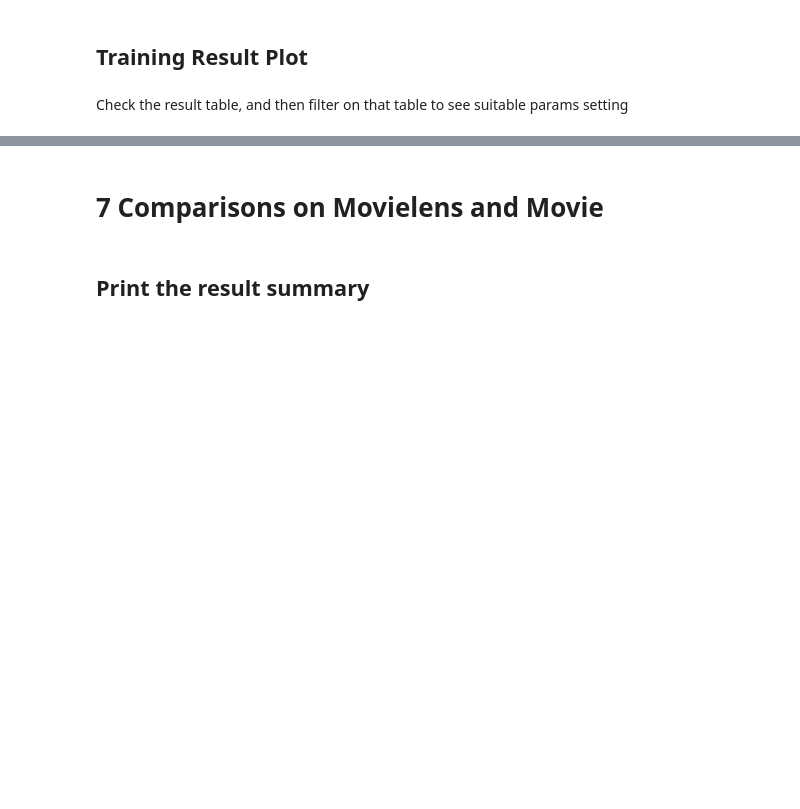
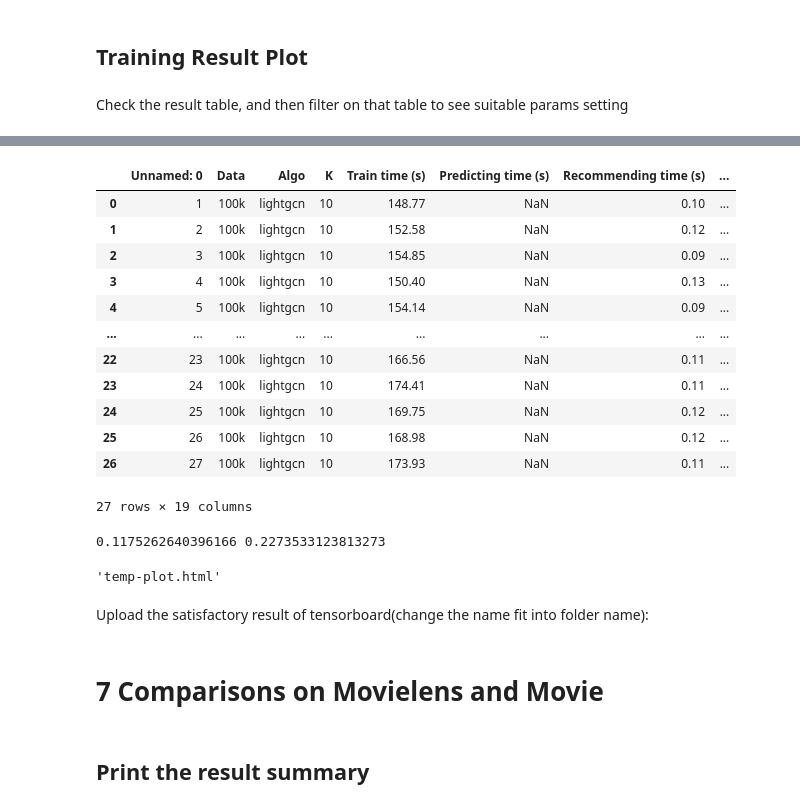
Before and after one commit to zoryzhang/4222project, a Jupyter notebook: backup_main.ipynb, the cells around one changed output, grey strips where cells are left out. Cells and saved outputs as stored; diff of their text form; code cells hidden in the pictures; blank space fills up the shorter version.

Commit message:
plotly

```diff
--- a/backup_main.ipynb
+++ b/backup_main.ipynb
@@ -967,2 +610,53 @@ with pd.option_context('display.max_rows', None):
+# %%
+for key, value in eval(df_result.at[0, "param"]).items():
+    for i in np.arange(df_result.shape[0]):
+        df_result.at[i, key] = eval(df_result.at[i, "param"])[key]
+df_result
+# %% [output]
+|  | Unnamed: 0 | Data | Algo | K | Train time (s) | Predicting time (s) | Recommending time (s) | ... |
+| 0 | 1 | 100k | lightgcn | 10 | 148.77 | NaN | 0.10 | ... |
+| 1 | 2 | 100k | lightgcn | 10 | 152.58 | NaN | 0.12 | ... |
+| 2 | 3 | 100k | lightgcn | 10 | 154.85 | NaN | 0.09 | ... |
+| 3 | 4 | 100k | lightgcn | 10 | 150.40 | NaN | 0.13 | ... |
+| 4 | 5 | 100k | lightgcn | 10 | 154.14 | NaN | 0.09 | ... |
+| ... | ... | ... | ... | ... | ... | ... | ... | ... |
+| 22 | 23 | 100k | lightgcn | 10 | 166.56 | NaN | 0.11 | ... |
+| 23 | 24 | 100k | lightgcn | 10 | 174.41 | NaN | 0.11 | ... |
+| 24 | 25 | 100k | lightgcn | 10 | 169.75 | NaN | 0.12 | ... |
+| 25 | 26 | 100k | lightgcn | 10 | 168.98 | NaN | 0.12 | ... |
+| 26 | 27 | 100k | lightgcn | 10 | 173.93 | NaN | 0.11 | ... |
+27 rows × 19 columns
+# %%
+import plotly
+import plotly.graph_objs as go
+
+recall = df_result['Recall@k']
+print(recall.min(), recall.max())
+recall = (recall - recall.min()) / (recall.max() - recall.min())
+
+fig1 = go.Scatter3d(x=df_result['embed_size'],
+                    y=df_result['learning_rate'],
+                    z=df_result['stacking_func'],
+                    text = [item for item in recall.astype(str)],
+                    marker=dict(color = recall,
+                                reversescale=False,
+                                colorscale='Blues',
+                                size=7),
+                    line=dict (width=0.02),
+                    mode='markers')
+
+#Make Plot.ly Layout
+mylayout = go.Layout(scene=dict(xaxis=dict(title="embed_size"),
+                                yaxis=dict(title="learning_rate"),
+                                zaxis=dict(title="stacking_func")),)
+
+#Plot and save html
+plotly.offline.plot({"data": [fig1],
+                     "layout": mylayout},
+                     auto_open=True)
+# reference: https://medium.com/@prasadostwal/multi-dimension-plots-in-python-from-2d-to-6d-9a2bf7b8cc74
+# %% [output]
+0.1175262640396166 0.2273533123813273
+'temp-plot.html'
 # %%
 lightgcn_params # see the corresponding param
@@ -968,0 +667,2 @@ lightgcn_params # see the corresponding param
+# %% [markdown]
+Upload the satisfactory result of tensorboard(change the name fit into folder name):
```
Also changed, not shown: parts of 13 cells of this notebook, 3 other files.
